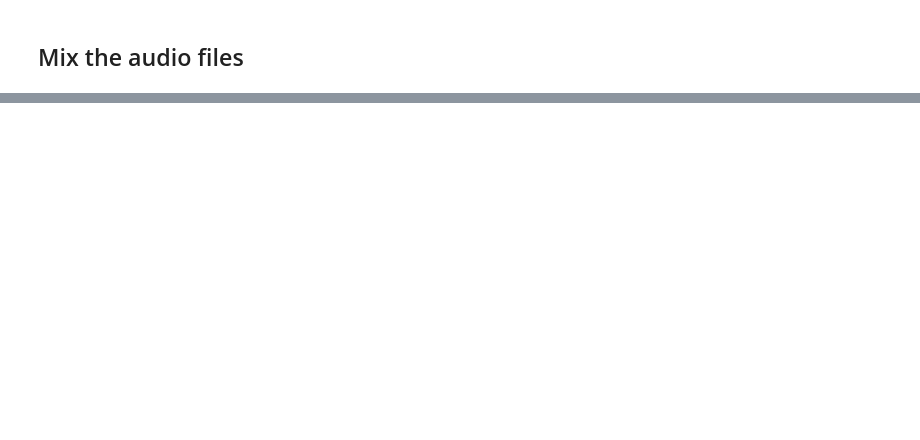
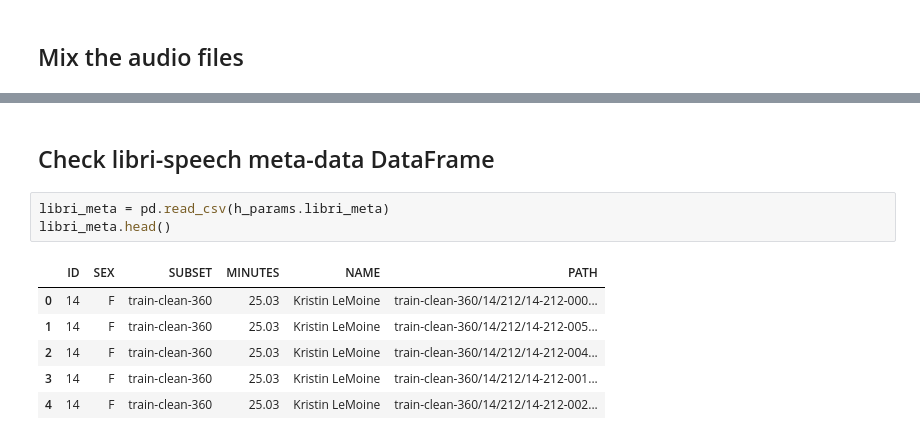
Before and after one commit to flurin-g/BoomboxTransformer, a Jupyter notebook: sanity_checks.ipynb, the cells around one changed output, grey strips where cells are left out. Drawn from its saved outputs; the diff is of its cells as text; blank space fills up the shorter version.

```diff
--- a/sanity_checks.ipynb
+++ b/sanity_checks.ipynb
@@ -47 +47,13 @@ torch.Size([1, 176400])
 [interactive output not drawn]
+# %% [markdown]
+## Check libri-speech meta-data DataFrame
+# %%
+libri_meta = pd.read_csv(h_params.libri_meta)
+libri_meta.head()
+# %% [output]
+|  | ID | SEX | SUBSET | MINUTES | NAME | PATH |
+| 0 | 14 | F | train-clean-360 | 25.03 | Kristin LeMoine | train-clean-360/14/212/14-212-000... |
+| 1 | 14 | F | train-clean-360 | 25.03 | Kristin LeMoine | train-clean-360/14/212/14-212-005... |
+| 2 | 14 | F | train-clean-360 | 25.03 | Kristin LeMoine | train-clean-360/14/212/14-212-004... |
+| 3 | 14 | F | train-clean-360 | 25.03 | Kristin LeMoine | train-clean-360/14/212/14-212-001... |
+| 4 | 14 | F | train-clean-360 | 25.03 | Kristin LeMoine | train-clean-360/14/212/14-212-002... |
```
Also changed, not shown: parts of 6 cells of this notebook.
